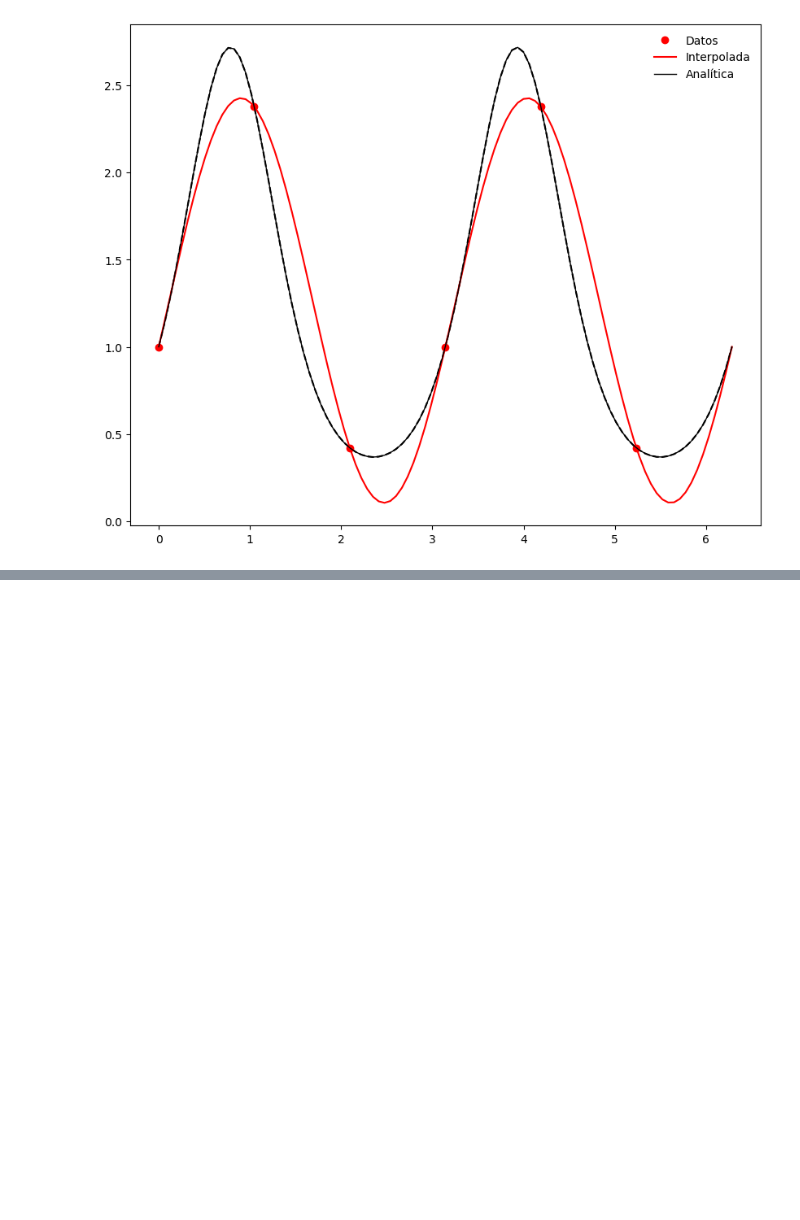
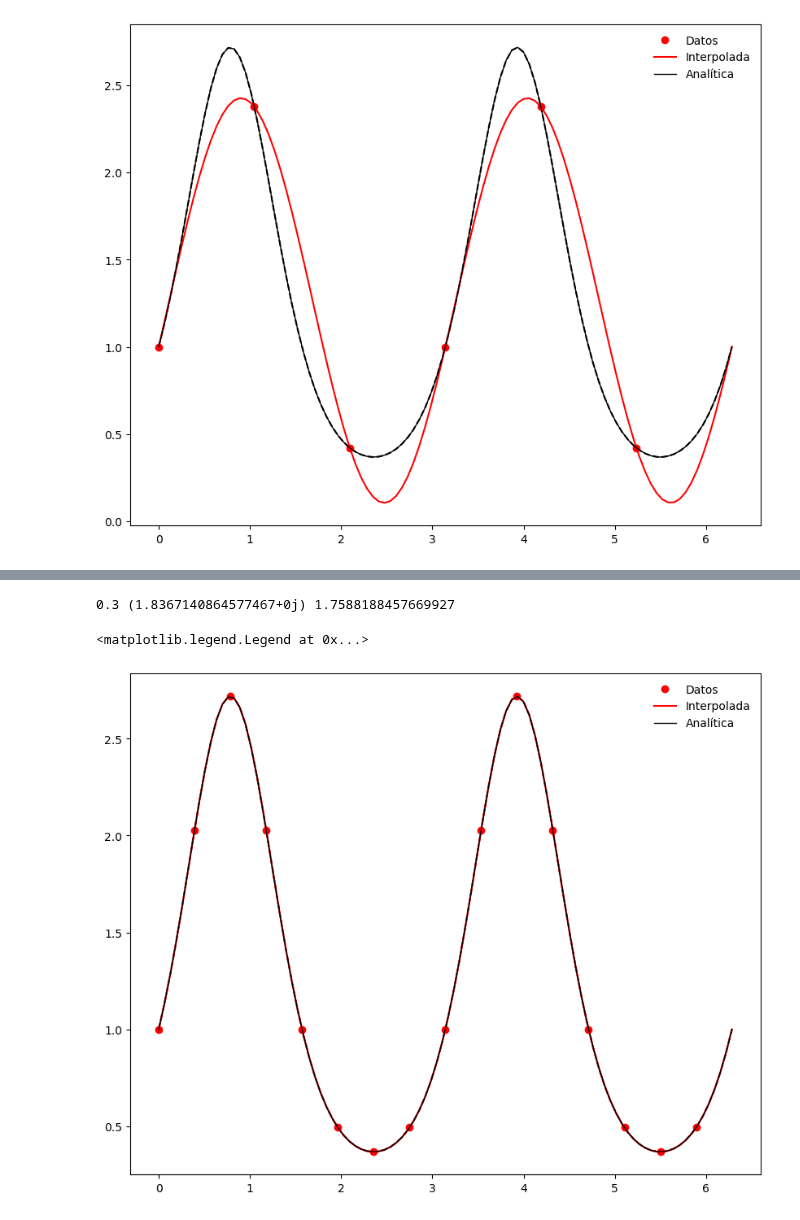
Before and after one commit to Mandy8808/Metodos_Numericos_2024, a Jupyter notebook: Lectures/Primer_Bloque/Lecture_part5.ipynb, the cells around one changed output, grey strips where cells are left out. Cells and saved outputs as stored; diff of their text form; code cells hidden in the pictures; blank space fills up the shorter version.

```diff
--- a/Lectures/Primer_Bloque/Lecture_part5.ipynb
+++ b/Lectures/Primer_Bloque/Lecture_part5.ipynb
@@ -686,0 +830,32 @@ Reproduzca el gráfico anterior.
+# %%
+# ejemplo
+func = lambda x: np.exp(np.sin(2*x))
+
+n = 8  # debe ser múltiplo de 2
+dataxs, datays = generatedata(n, func, nodes=" ", int=[0, 2*np.pi], endpoint=False)
+ytils = fft(datays)
+x = 0.3
+pofx = fftinterp(ytils, x)
+print(x, pofx, func(x))
+# %% [output]
+0.3 (1.8367140864577467+0j) 1.7588188457669927
+# %%
+x = np.linspace(0, 2*np.pi, 100)
+
+fig = plt.figure(figsize = (10,8))
+plt.plot(x, func(x), 'k--')
+
+# usando 16 datos
+n = 16  #
+dataxs, datays = generatedata(n, func, nodes=" ", int=[0, 2*np.pi], endpoint=False)
+ytils = fft(datays)
+
+daty = [fftinterp(ytils, i) for i in x]
+plt.plot(dataxs, datays, 'ro', label='Datos')
+plt.plot(x, daty, c='r', label='Interpolada')
+plt.plot(x, func(x), c='k', ls='-', lw=1, label='Analítica')
+
+plt.legend(frameon=False)
+# %% [output]
+<matplotlib.legend.Legend at 0x...>
+[figure, added]
```
Also changed, not shown: parts of 17 cells of this notebook, 28 other files.
